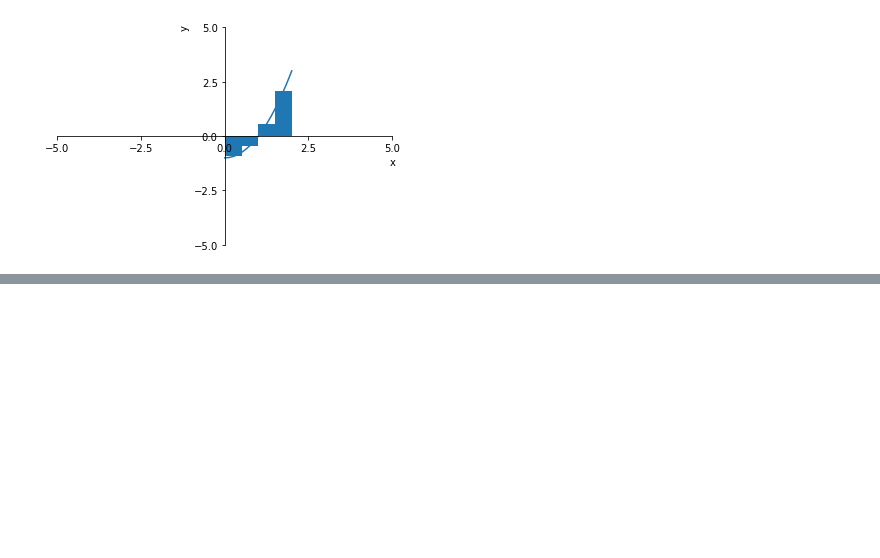
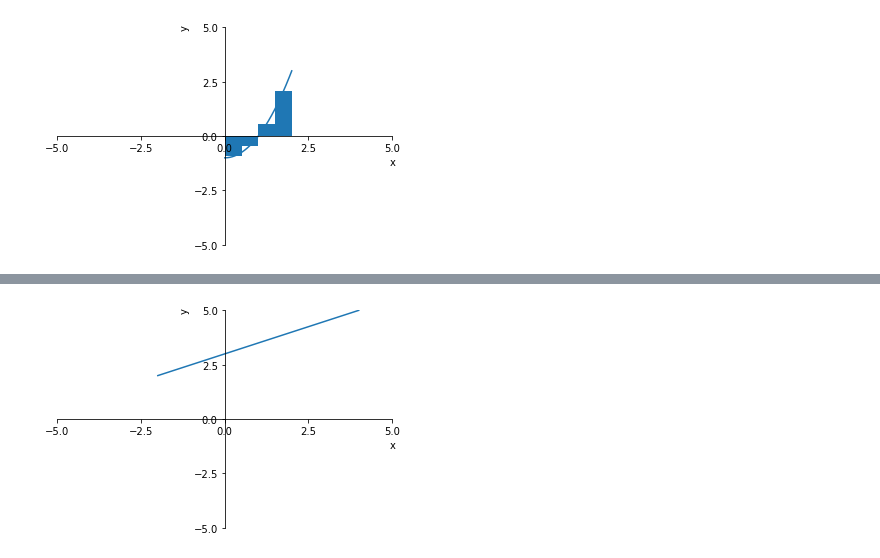
Before and after one commit to Zhurp2020/NLP-from-scratch, a Jupyter notebook: Thomas Calculus/Chapter 5 code.ipynb, the cells around one changed output, grey strips where cells are left out. Saved outputs shown, nothing was run; the diff lists cells and outputs as text; code cells hidden in the pictures; blank space fills up the shorter version.

```diff
--- a/Thomas Calculus/Chapter 5 code.ipynb
+++ b/Thomas Calculus/Chapter 5 code.ipynb
@@ -123,0 +133,6 @@ a.ax.bar(np.linspace(0,1.5,4),height=f(np.linspace(0.25,1.75,4)),width=0.5,align
+# %%
+def f(x):
+    return 0.5*x + 3
+FunctionPlotter(f,3,np.linspace(-2,4,1001)).plot()
+# %% [output]
+[figure, added]
```
Also changed, not shown: parts of 3 cells of this notebook, 3 other files.
